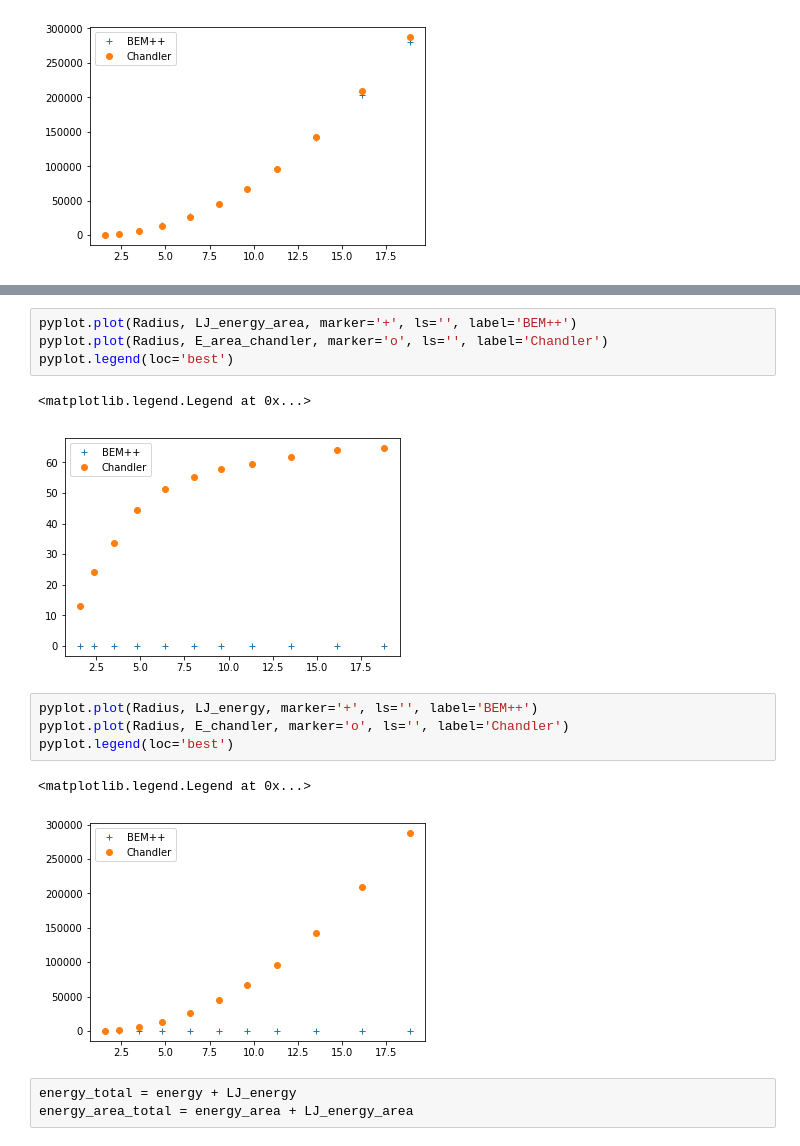
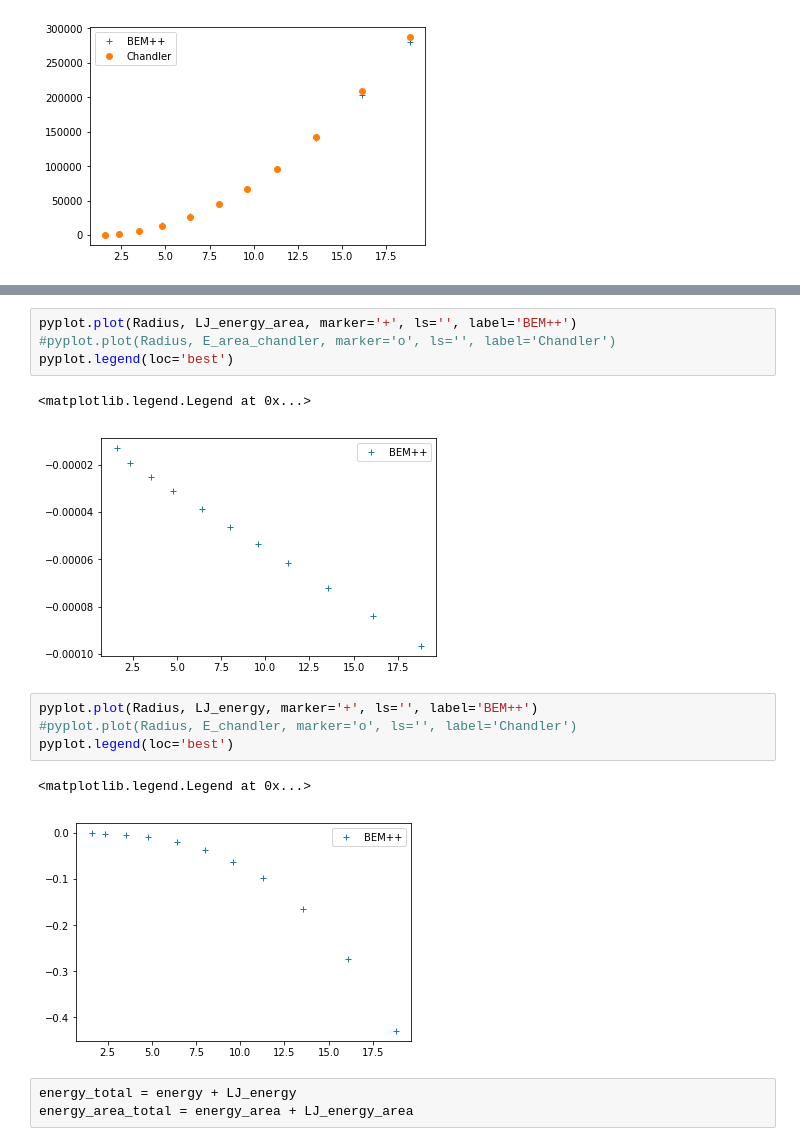
Before and after one commit to cdcooper84/nonpolar_solvation_testing, a Jupyter notebook: nonpolar_sphere.ipynb, the cells around one changed output, grey strips where cells are left out. Cells and saved outputs as stored; diff of their text form.

```diff
--- a/nonpolar_sphere.ipynb
+++ b/nonpolar_sphere.ipynb
@@ -154,17 +155,17 @@ print LJ_energy_area
 # %%
 pyplot.plot(Radius, LJ_energy_area, marker='+', ls='', label='BEM++')
-pyplot.plot(Radius, E_area_chandler, marker='o', ls='', label='Chandler')
+#pyplot.plot(Radius, E_area_chandler, marker='o', ls='', label='Chandler')
 pyplot.legend(loc='best')
 # %% [output]
 <matplotlib.legend.Legend at 0x...>
-[figure, old version]
+[figure, new version]
 # %%
 pyplot.plot(Radius, LJ_energy, marker='+', ls='', label='BEM++')
-pyplot.plot(Radius, E_chandler, marker='o', ls='', label='Chandler')
+#pyplot.plot(Radius, E_chandler, marker='o', ls='', label='Chandler')
 pyplot.legend(loc='best')
 # %% [output]
 <matplotlib.legend.Legend at 0x...>
-[figure, old version]
+[figure, new version]
 # %%
 energy_total = energy + LJ_energy
 energy_area_total = energy_area + LJ_energy_area
```
Also changed, not shown: parts of 2 cells of this notebook, 3 other files.
